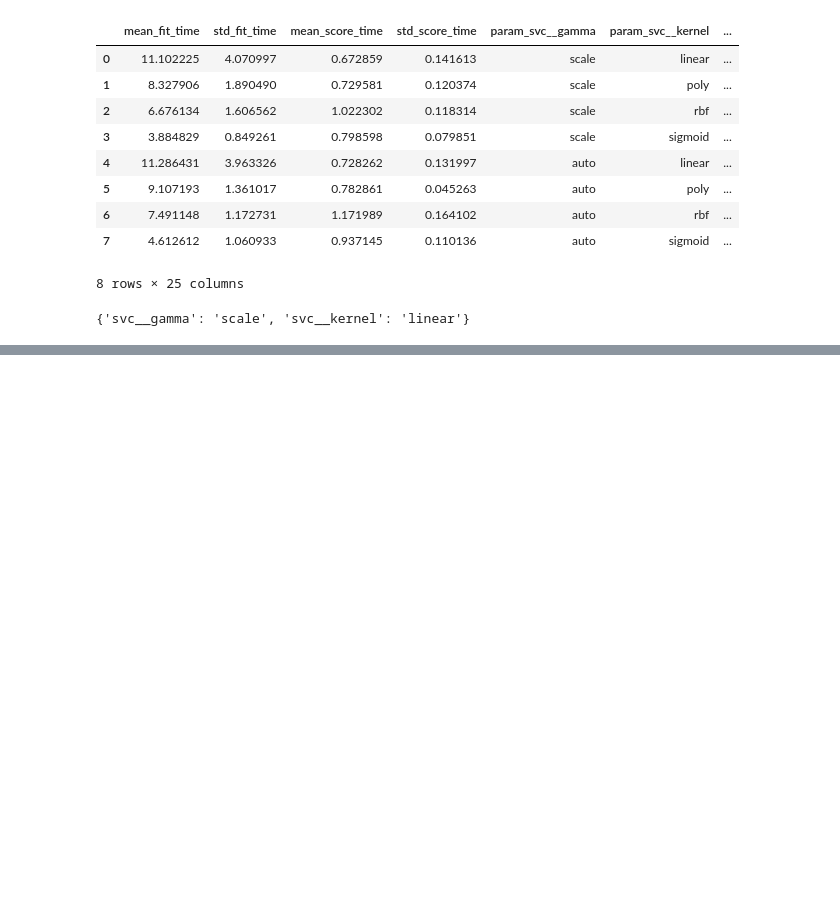
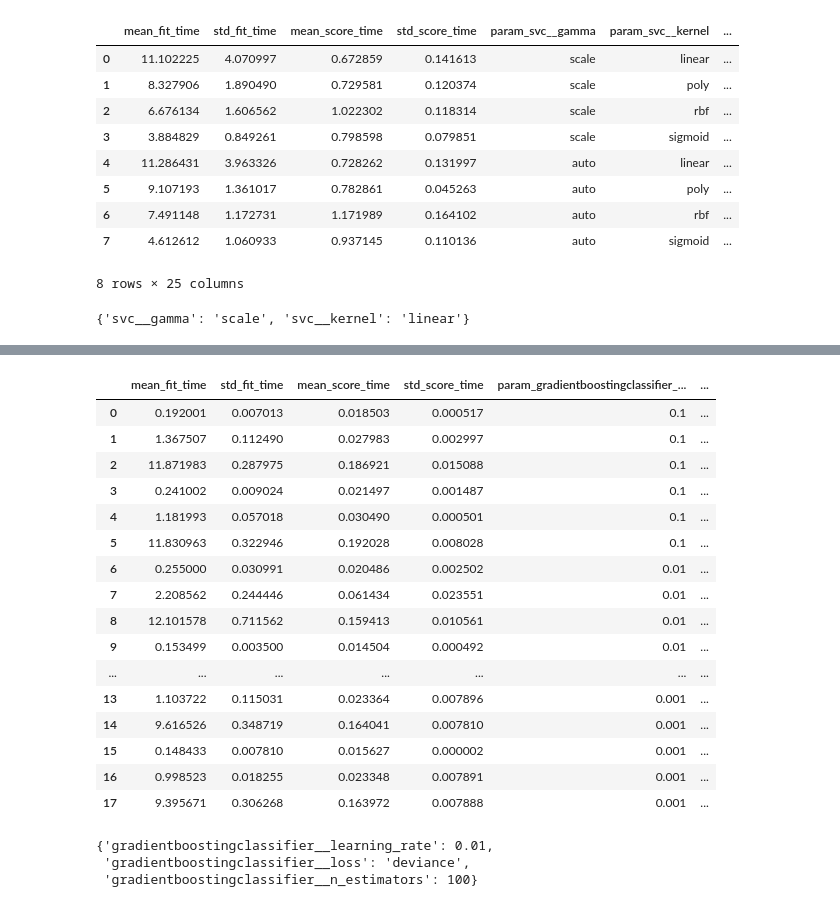
Before and after one commit to lkarol00/simulacion, a Jupyter notebook: Proyecto Semestre.ipynb, the cells around one changed output, grey strips where cells are left out. Drawn from its saved outputs; the diff is of its cells as text; code cells hidden in the pictures; blank space fills up the shorter version.

```diff
--- a/Proyecto Semestre.ipynb
+++ b/Proyecto Semestre.ipynb
@@ -346,8 +358,8 @@ from sklearn.ensemble import GradientBoostingClassifier
 
 scoring = {'AUC': 'roc_auc'}
 parameters = {'gradientboostingclassifier__loss':('deviance', 'exponential'),
-              'gradientboostingclassifier__learning_rate':([0.1,0.01,0.001,0.0001]), #,0.00001,0.000001
-              'gradientboostingclassifier__n_estimators':([10,100,1000,10000]),
+              'gradientboostingclassifier__learning_rate':([0.1,0.01,0.001]), #,0.00001,0.000001
+              'gradientboostingclassifier__n_estimators':([10,100,1000]),
              }
 
 pp = make_pipeline(StandardScaler(), GradientBoostingClassifier())
@@ -356,3 +368,30 @@ gs = GridSearchCV(pp, parameters, cv=skf, scoring=scoring, refit='AUC', return_t
 
 gs.fit(X, Y)
 results = gs.cv_results_
+# %%
+data = pandas.DataFrame(results)
+data
+# %% [output]
+|  | mean_fit_time | std_fit_time | mean_score_time | std_score_time | param_gradientboostingclassifier_... | ... |
+| 0 | 0.192001 | 0.007013 | 0.018503 | 0.000517 | 0.1 | ... |
+| 1 | 1.367507 | 0.112490 | 0.027983 | 0.002997 | 0.1 | ... |
+| 2 | 11.871983 | 0.287975 | 0.186921 | 0.015088 | 0.1 | ... |
+| 3 | 0.241002 | 0.009024 | 0.021497 | 0.001487 | 0.1 | ... |
+| 4 | 1.181993 | 0.057018 | 0.030490 | 0.000501 | 0.1 | ... |
+| 5 | 11.830963 | 0.322946 | 0.192028 | 0.008028 | 0.1 | ... |
+| 6 | 0.255000 | 0.030991 | 0.020486 | 0.002502 | 0.01 | ... |
+| 7 | 2.208562 | 0.244446 | 0.061434 | 0.023551 | 0.01 | ... |
+| 8 | 12.101578 | 0.711562 | 0.159413 | 0.010561 | 0.01 | ... |
+| 9 | 0.153499 | 0.003500 | 0.014504 | 0.000492 | 0.01 | ... |
+| ... | ... | ... | ... | ... | ... | ... |
+| 13 | 1.103722 | 0.115031 | 0.023364 | 0.007896 | 0.001 | ... |
+| 14 | 9.616526 | 0.348719 | 0.164041 | 0.007810 | 0.001 | ... |
+| 15 | 0.148433 | 0.007810 | 0.015627 | 0.000002 | 0.001 | ... |
+| 16 | 0.998523 | 0.018255 | 0.023348 | 0.007891 | 0.001 | ... |
+| 17 | 9.395671 | 0.306268 | 0.163972 | 0.007888 | 0.001 | ... |
+# %%
+gs.best_params_
+# %% [output]
+{'gradientboostingclassifier__learning_rate': 0.01,
+ 'gradientboostingclassifier__loss': 'deviance',
+ 'gradientboostingclassifier__n_estimators': 100}
```
Also changed, not shown: parts of 2 cells of this notebook.
